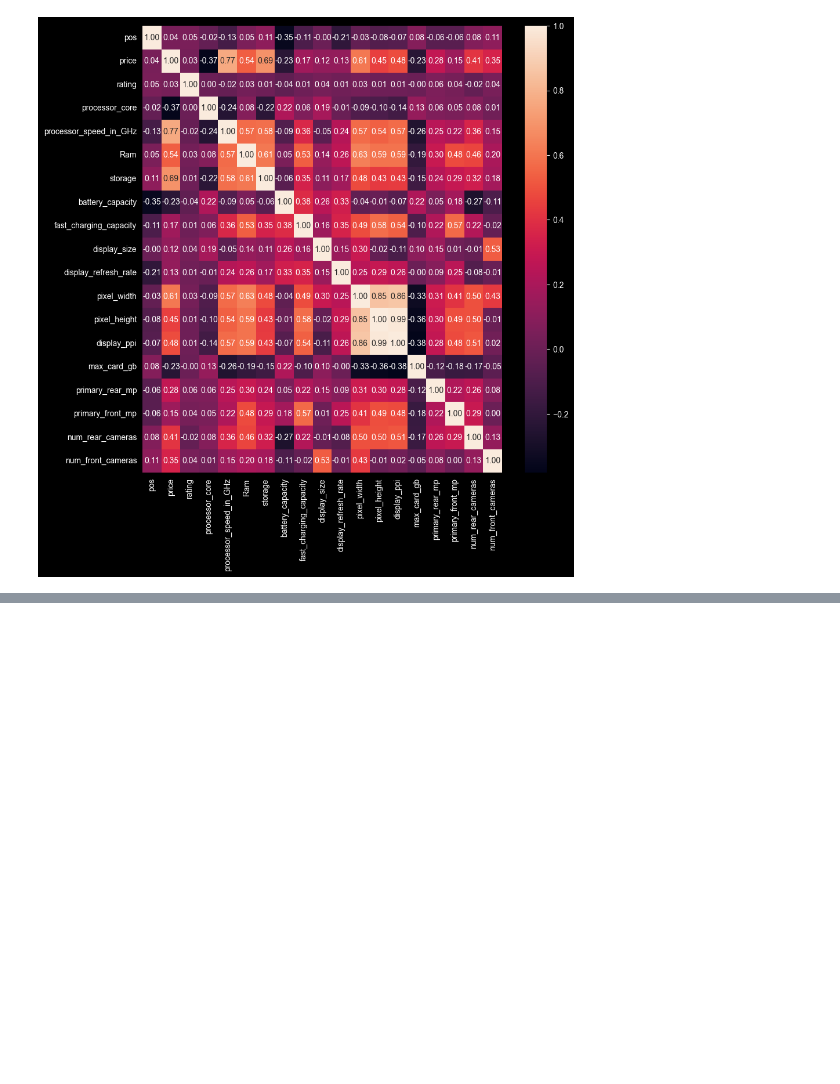
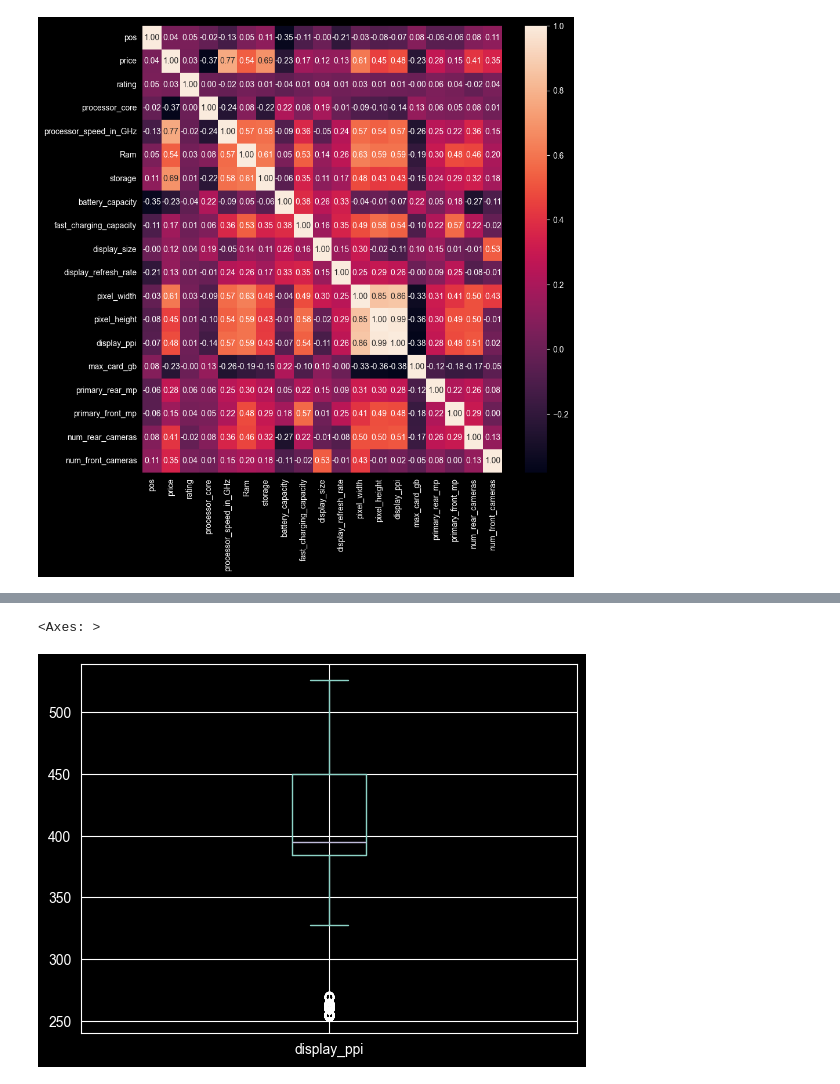
Before and after one commit to sudiptom619/EDA-On-5G-Smartphone, a Jupyter notebook: main.ipynb, the cells around one changed output, grey strips where cells are left out. Saved outputs shown, nothing was run; the diff lists cells and outputs as text; code cells hidden in the pictures; blank space fills up the shorter version.

```diff
--- a/main.ipynb
+++ b/main.ipynb
@@ -1054,0 +1147,5 @@ plt.savefig('./plots/bivariate_analysis/price-corr/imputed_heatmap.png')
+# %%
+df['display_ppi'].plot(kind='box')
+# %% [output]
+<Axes: >
+[figure, added]
```
Also changed, not shown: parts of 29 cells of this notebook, 2 other files.
